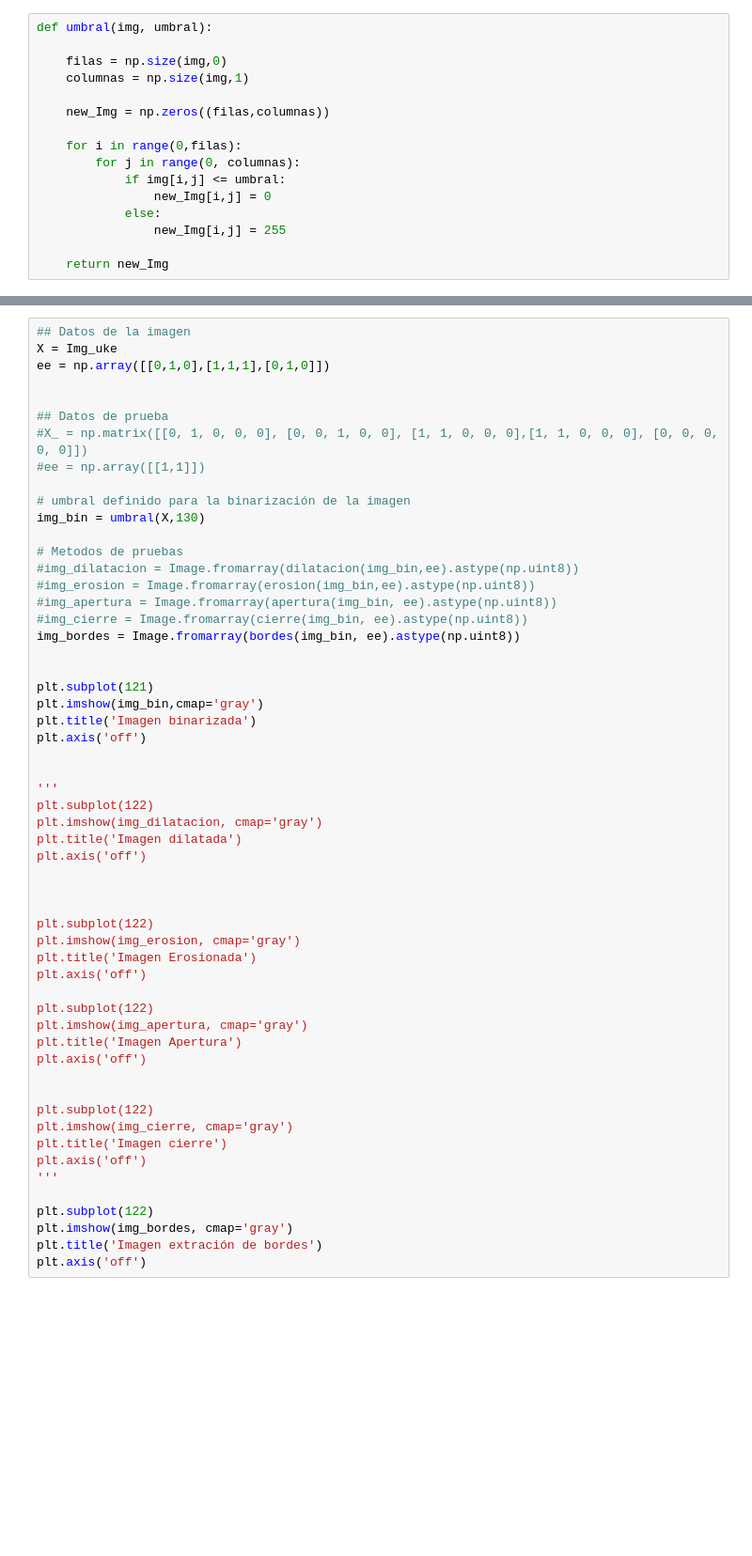
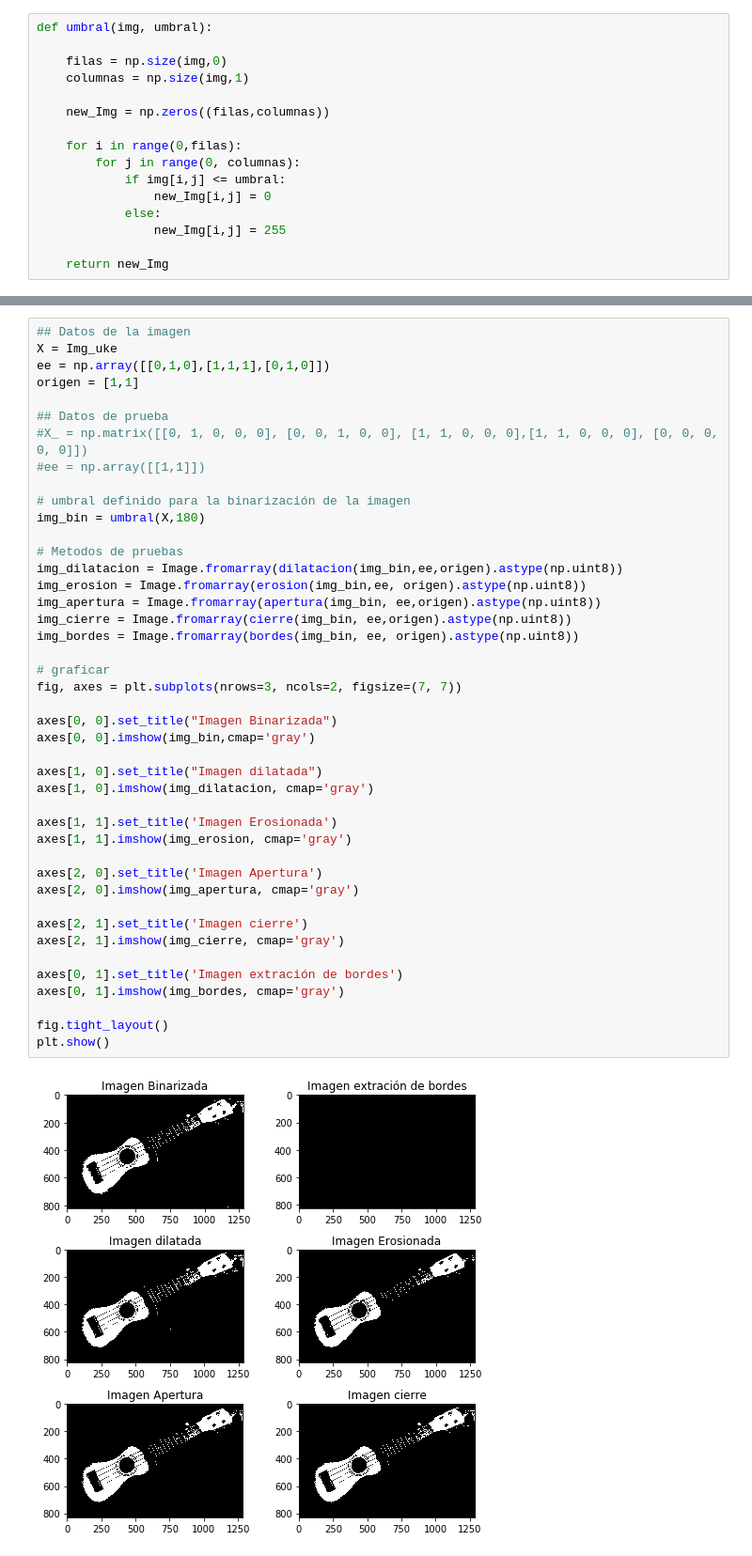
Before and after one commit to melimogo/Patrones, a Jupyter notebook: Laboratorio II/Laboratorio.ipynb, the cells around one changed output, grey strips where cells are left out. Shown at 94% size. Saved outputs shown, nothing was run; the diff lists cells and outputs as text; blank space fills up the shorter version.

```diff
--- a/Laboratorio II/Laboratorio.ipynb
+++ b/Laboratorio II/Laboratorio.ipynb
@@ -113,59 +129,48 @@ def bordes(img_bin, ee):
 # %%
 ## Datos de la imagen
 X = Img_uke
 ee = np.array([[0,1,0],[1,1,1],[0,1,0]])
-
+origen = [1,1]
 
 ## Datos de prueba
 #X_ = np.matrix([[0, 1, 0, 0, 0], [0, 0, 1, 0, 0], [1, 1, 0, 0, 0],[1, 1, 0, 0, 0], [0, 0, 0, 0, 0]])
 #ee = np.array([[1,1]])
 
 # umbral definido para la binarización de la imagen
-img_bin = umbral(X,130)
+img_bin = umbral(X,180)
 
 # Metodos de pruebas
-#img_dilatacion = Image.fromarray(dilatacion(img_bin,ee).astype(np.uint8))
-#img_erosion = Image.fromarray(erosion(img_bin,ee).astype(np.uint8))
-#img_apertura = Image.fromarray(apertura(img_bin, ee).astype(np.uint8))
-#img_cierre = Image.fromarray(cierre(img_bin, ee).astype(np.uint8))
-img_bordes = Image.fromarray(bordes(img_bin, ee).astype(np.uint8))
+img_dilatacion = Image.fromarray(dilatacion(img_bin,ee,origen).astype(np.uint8))
+img_erosion = Image.fromarray(erosion(img_bin,ee, origen).astype(np.uint8))
+img_apertura = Image.fromarray(apertura(img_bin, ee,origen).astype(np.uint8))
+img_cierre = Image.fromarray(cierre(img_bin, ee,origen).astype(np.uint8))
+img_bordes = Image.fromarray(bordes(img_bin, ee, origen).astype(np.uint8))
 
+# graficar
+fig, axes = plt.subplots(nrows=3, ncols=2, figsize=(7, 7))
 
-plt.subplot(121)
-plt.imshow(img_bin,cmap='gray')
-plt.title('Imagen binarizada')
-plt.axis('off')
+axes[0, 0].set_title("Imagen Binarizada")
+axes[0, 0].imshow(img_bin,cmap='gray')
 
+axes[1, 0].set_title("Imagen dilatada")
+axes[1, 0].imshow(img_dilatacion, cmap='gray')
 
-'''
-plt.subplot(122)
-plt.imshow(img_dilatacion, cmap='gray')
-plt.title('Imagen dilatada')
-plt.axis('off')
+axes[1, 1].set_title('Imagen Erosionada')
+axes[1, 1].imshow(img_erosion, cmap='gray')
 
+axes[2, 0].set_title('Imagen Apertura')
+axes[2, 0].imshow(img_apertura, cmap='gray')
 
+axes[2, 1].set_title('Imagen cierre')
+axes[2, 1].imshow(img_cierre, cmap='gray')
 
-plt.subplot(122)
-plt.imshow(img_erosion, cmap='gray')
-plt.title('Imagen Erosionada')
-plt.axis('off')
+axes[0, 1].set_title('Imagen extración de bordes')
+axes[0, 1].imshow(img_bordes, cmap='gray')
 
-plt.subplot(122)
-plt.imshow(img_apertura, cmap='gray')
-plt.title('Imagen Apertura')
-plt.axis('off')
-
-
-plt.subplot(122)
-plt.imshow(img_cierre, cmap='gray')
-plt.title('Imagen cierre')
-plt.axis('off')
-'''
-
-plt.subplot(122)
-plt.imshow(img_bordes, cmap='gray')
-plt.title('Imagen extración de bordes')
-plt.axis('off')
+fig.tight_layout()
+plt.show()
+# %% [output]
+[figure, added]
 # %%
 def openfn():
     global filename
```
Also changed, not shown: parts of 10 cells of this notebook, 22 other files.
